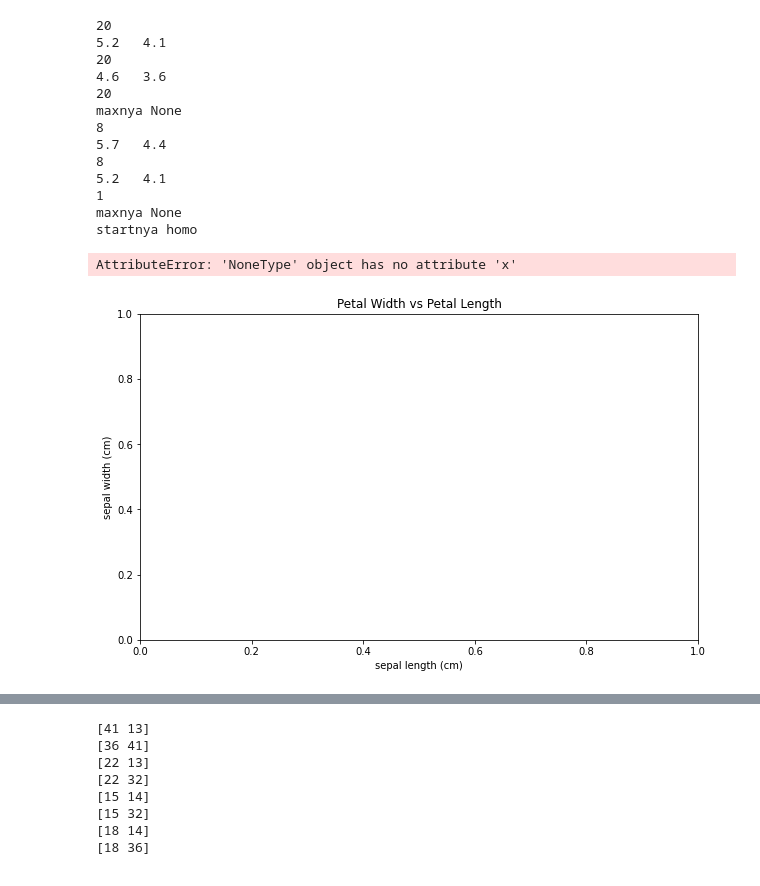
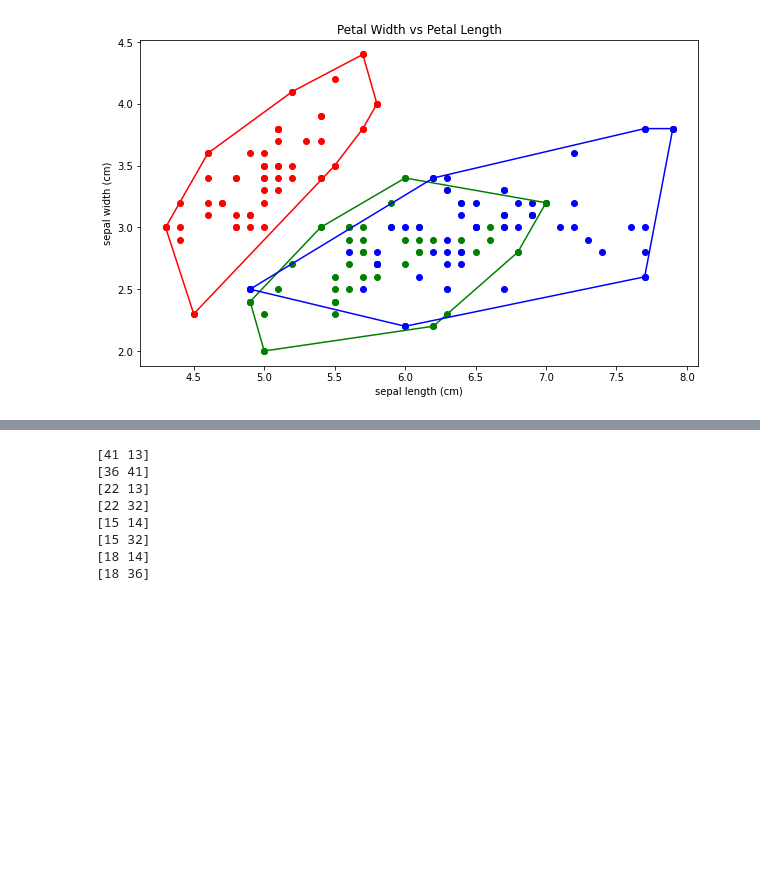
Before and after one commit to LordGedelicious/Convex-Hull-with-Python, a Jupyter notebook: src/main copy.ipynb, the cells around one changed output, grey strips where cells are left out. Cells and saved outputs as stored; diff of their text form; code cells hidden in the pictures; blank space fills up the shorter version.

```diff
--- a/src/main copy.ipynb
+++ b/src/main copy.ipynb
@@ -70,13 +70,10 @@ def splitByDeterminant(start, end, CoordinatesList, LeftCoordinatesList, RightCo
 # Mengembalikan nilai determinan untuk menentukan posisi sebuah titik di atas, di bawah, atau pada garis start-end
 def determinant(start, var, end):
     if start is None:
-        print("startnya homo")
         return 0
     elif var is None:
-        print("varnya homo")
         return 0
     elif end is None:
-        print("endnya homo")
         return 0
     else:
         value = start.x * end.y + var.x * start.y + end.x * var.y - var.x * end.y - end.x * start.y - start.x * var.y
@@ -122,7 +119,6 @@ def recursiveConvexHull(origin, startList, tempList, endList, isUpper):
     # dia bakal cari dulu titik tengahnya, terus divide terus ke kiri
     # inisiasi jarakMax, sudutMax, titikMax sebagai None/negatif
     countFinish = isThereOuterConvexEdge(startList[-1], endList[0], origin, isUpper)
-    print(countFinish)
     if countFinish != 0:
         maxDistanceFromStartEnd = -1
         maxAngleFromStartEnd = -1
@@ -149,14 +145,10 @@ def recursiveConvexHull(origin, startList, tempList, endList, isUpper):
                         maxAngleFromStartEnd = tempAngle
                         maxPoint = var
         tempList.insert(0,maxPoint)
-        if maxPoint is None:
-            print("maxnya None")
-        else:
-            print(maxPoint.x, " ", maxPoint.y)
         # untuk mengecek apakah ada titik di antara titik maks sebelumnya dengan titik awal yang merupakan convex edge
         count = 999
         if maxPoint is not None:
-            count = isThereOuterConvexEdge(s, maxPoint, origin, True)
+            count = isThereOuterConvexEdge(s, maxPoint, origin, isUpper)
         if count == 0 or maxPoint is None:
             newStartList = startList + tempList
             return recursiveConvexHull(origin, newStartList, [], endList, isUpper)
@@ -198,44 +190,30 @@ def myConvexHull(bucket):
 # %%
 plt.figure(figsize = (10, 6))
 colors = ['r', 'g', 'b']
 
 plt.title('Petal Width vs Petal Length')
 
 data = datasets.load_iris()
 df = pd.DataFrame(data.data, columns = data.feature_names)
 df['Target'] = pd.DataFrame(data.target)
 
 plt.xlabel(data.feature_names[0])
 plt.ylabel(data.feature_names[1])
 
 for i in range(0,3): # tadi diedit dari length(data.target_names)
-    bucket = df[df['Target'] == i].iloc[:, [0, 1]].values
+    bucket = df[df['Target'] == i].iloc[:, [2, 3]].values
     up, down, all = myConvexHull(bucket)
     hullDown = createListForPlot(down)
     plt.scatter(hullDown[0], hullDown[1], color = colors[i])
     plt.plot(hullDown[0], hullDown[1], color = colors[i])
     hullUp = createListForPlot(up)
     plt.scatter(hullUp[0], hullUp[1], color = colors[i])
     plt.plot(hullUp[0], hullUp[1], color = colors[i])
     listAll = createListForPlot(all)
     plt.scatter(listAll[0], listAll[1], color = colors[i])
 plt.show()
 # %% [output]
-20
-5.2   4.1
-20
-4.6   3.6
-20
-maxnya None
-8
-5.7   4.4
-8
-5.2   4.1
-1
-maxnya None
-startnya homo
-AttributeError: 'NoneType' object has no attribute 'x'
-[figure, old version]
+[figure, new version]
 # %%
 plt.figure(figsize = (10, 6))
 colors = ['r', 'g', 'b']
```
